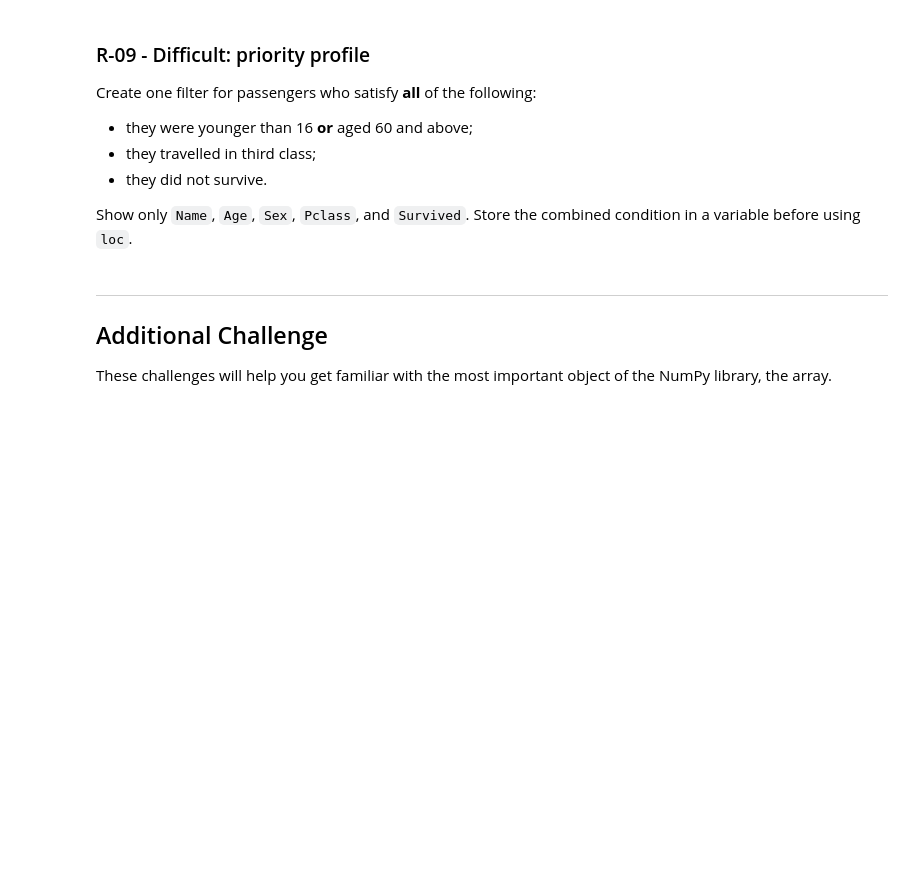
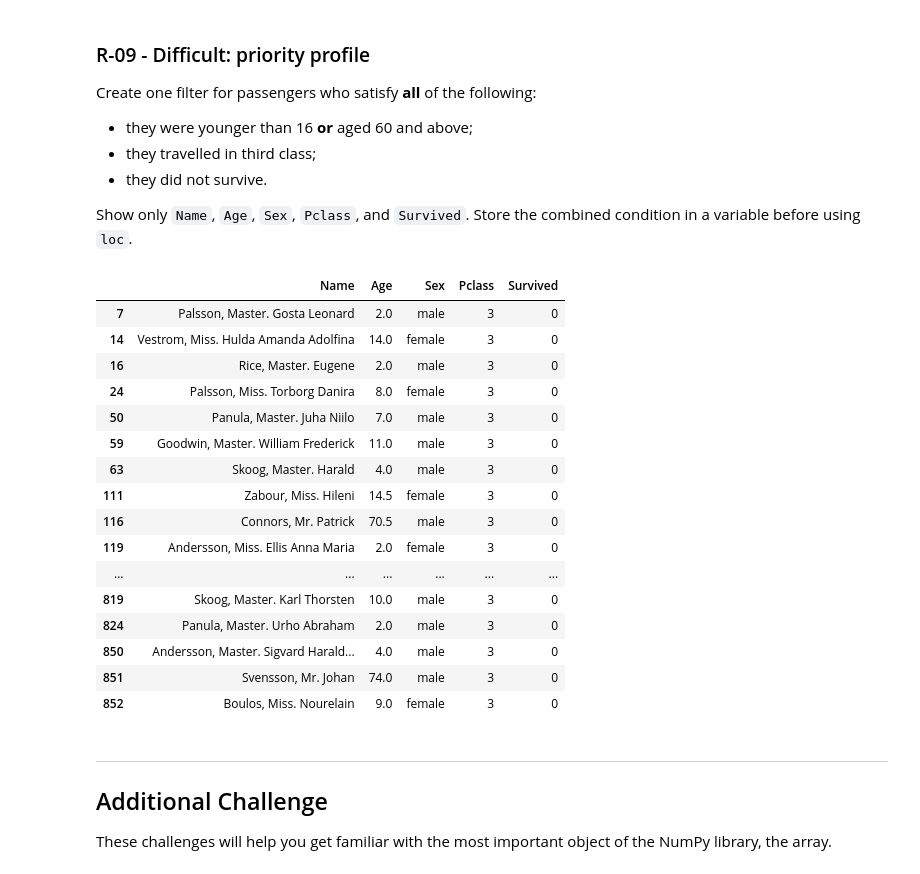
Before and after one commit to gui-alb/dataScience, a Jupyter notebook: Week_2/ds-pr-week-2-student.ipynb, the cells around one changed output. Saved outputs shown, nothing was run; the diff lists cells and outputs as text; code cells hidden in the pictures; blank space fills up the shorter version.

```diff
--- a/Week_2/ds-pr-week-2-student.ipynb
+++ b/Week_2/ds-pr-week-2-student.ipynb
@@ -576,0 +704,6 @@ Select passengers younger than 12 **or** aged 60 and above. Show only `Name`, `A
+# %%
+# Your code here
+filter_youngerThan12 = titanic_df.Age < 12
+filter_olderThan59 = titanic_df.Age >= 60
+
+titanic_df[filter_youngerThan12 | filter_olderThan59][['Name', 'Age', 'Sex', 'Pclass']]
@@ -582,0 +728,6 @@ Find passengers who travelled in third class, paid a fare greater than 30, **and
+# %%
+# Your code here
+filter_thirdClass = titanic_df.Pclass == 3
+filter_paidMoreThan30 = titanic_df.Fare > 30
+
+titanic_df[filter_thirdClass & filter_paidMoreThan30 & filter_survived][['Name', 'Pclass', 'Fare', 'Survived']]
@@ -607,0 +793,10 @@ Use `len` to print the number of rows in each group. Which group is larger?
+# %%
+# Your code here
+df_adultWomanWhoSurvived = titanic_df[filter_ehFemea & filter_olderThan17 & filter_survived]
+
+filter_viroCamisa = titanic_df.Survived == 0
+
+df_adultWomanWhoDidntSurvived = titanic_df[filter_ehFemea & filter_viroCamisa]
+
+print(len(df_adultWomanWhoSurvived))
+len(df_adultWomanWhoDidntSurvived)
@@ -620,3 +816,26 @@ Show only `Name`, `Age`, `Sex`, `Pclass`, and `Survived`. Store the combined con
+# %%
+# Your code here
+filter_youngerThan16 = titanic_df.Age < 16
+
+titanic_df[(filter_youngerThan16 | filter_olderThan59) & filter_thirdClass & filter_viroCamisa][['Name', 'Age', 'Sex', 'Pclass', 'Survived']]
+# %% [output]
+|  | Name | Age | Sex | Pclass | Survived |
+| 7 | Palsson, Master. Gosta Leonard | 2.0 | male | 3 | 0 |
+| 14 | Vestrom, Miss. Hulda Amanda Adolfina | 14.0 | female | 3 | 0 |
+| 16 | Rice, Master. Eugene | 2.0 | male | 3 | 0 |
+| 24 | Palsson, Miss. Torborg Danira | 8.0 | female | 3 | 0 |
+| 50 | Panula, Master. Juha Niilo | 7.0 | male | 3 | 0 |
+| 59 | Goodwin, Master. William Frederick | 11.0 | male | 3 | 0 |
+| 63 | Skoog, Master. Harald | 4.0 | male | 3 | 0 |
+| 111 | Zabour, Miss. Hileni | 14.5 | female | 3 | 0 |
+| 116 | Connors, Mr. Patrick | 70.5 | male | 3 | 0 |
+| 119 | Andersson, Miss. Ellis Anna Maria | 2.0 | female | 3 | 0 |
+| ... | ... | ... | ... | ... | ... |
+| 819 | Skoog, Master. Karl Thorsten | 10.0 | male | 3 | 0 |
+| 824 | Panula, Master. Urho Abraham | 2.0 | male | 3 | 0 |
+| 850 | Andersson, Master. Sigvard Harald... | 4.0 | male | 3 | 0 |
+| 851 | Svensson, Mr. Johan | 74.0 | male | 3 | 0 |
+| 852 | Boulos, Miss. Nourelain | 9.0 | female | 3 | 0 |
 # %% [markdown]
 ---
 
```
Also changed, not shown: parts of 30 cells of this notebook.
